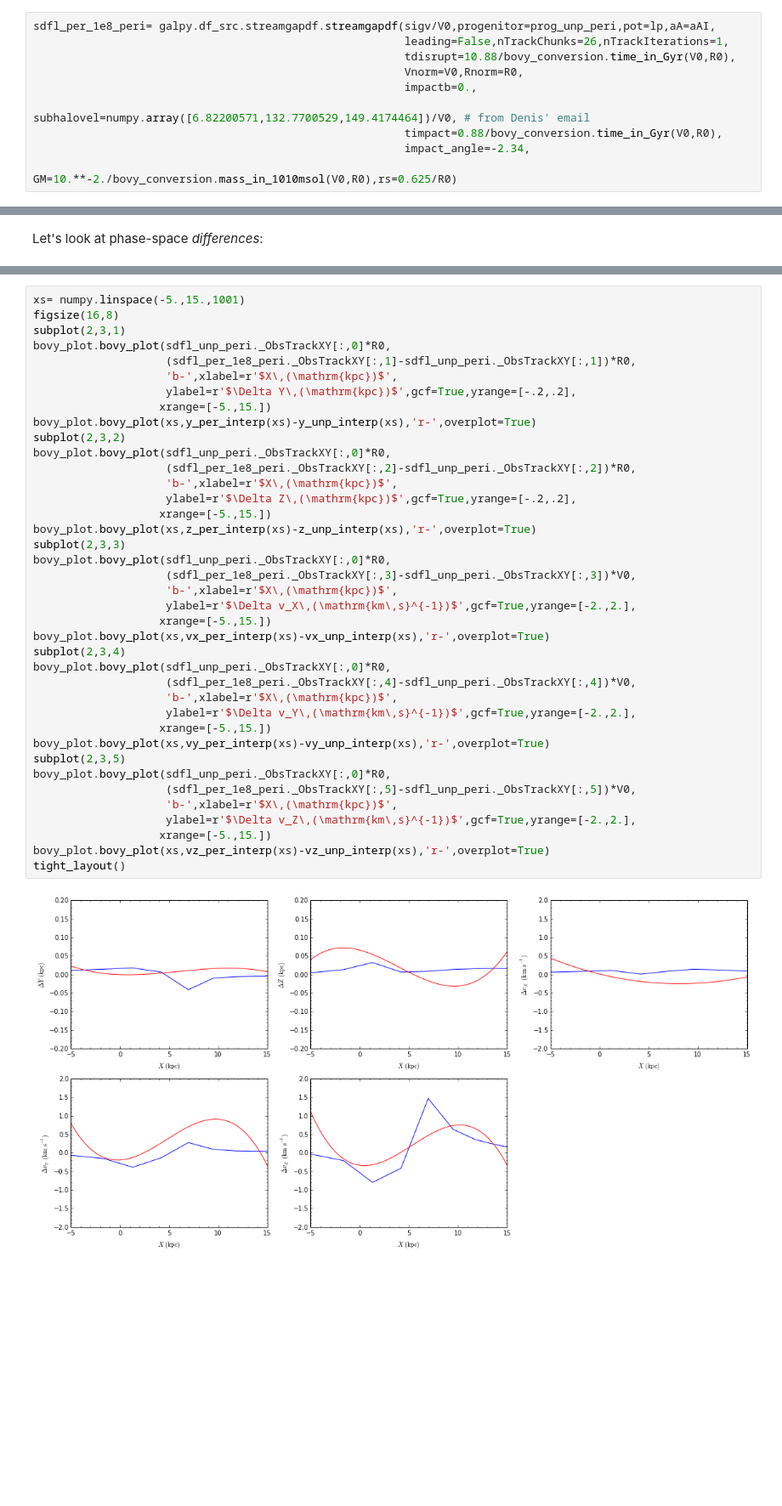
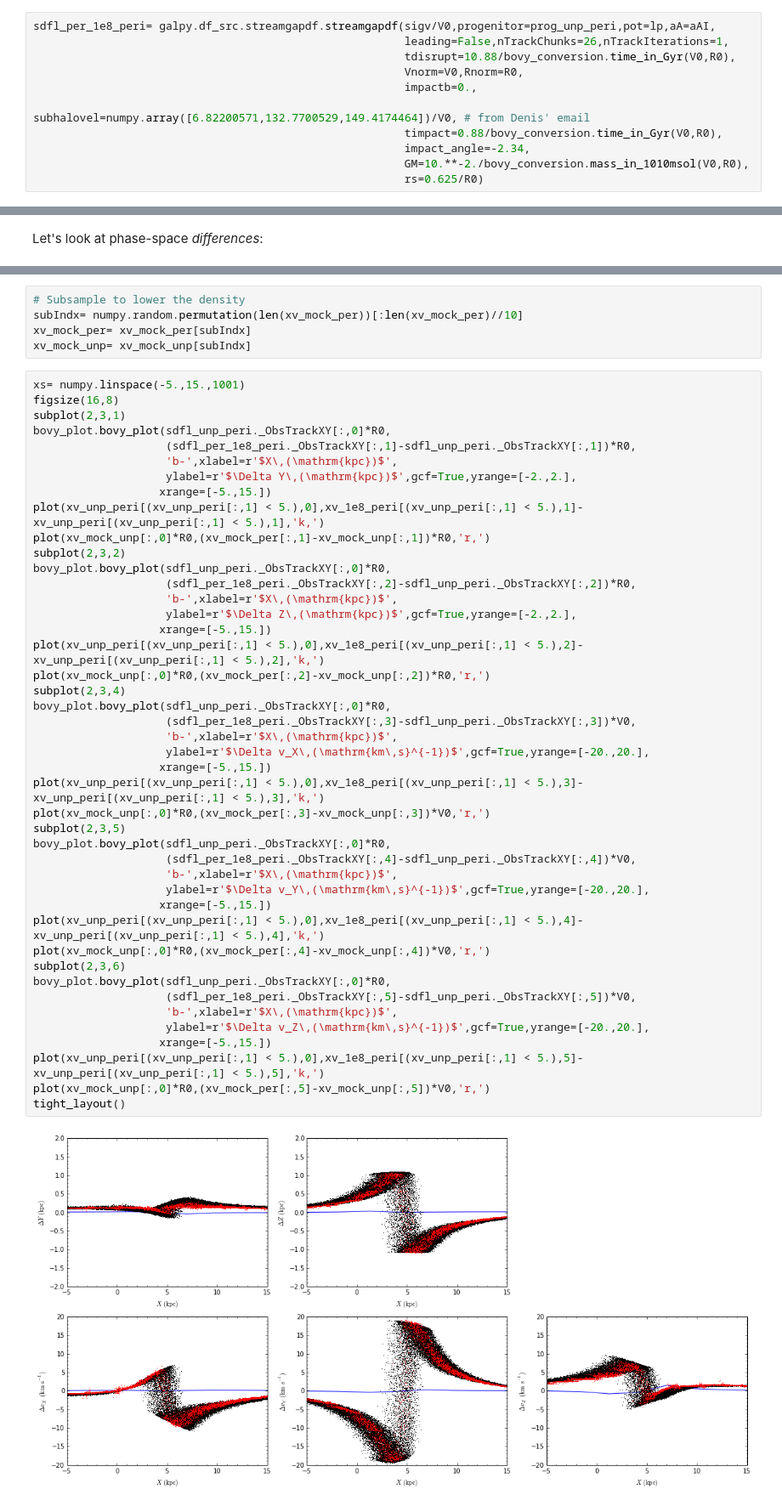
Before and after one commit to jobovy/streamgap-aa, a Jupyter notebook: py/galpyModelnonzeroJz.ipynb, the cells around one changed output, grey strips where cells are left out. Shown at 85% size. Drawn from its saved outputs; the diff is of its cells as text; blank space fills up the shorter version.

Commit message:
update notebook with mock perturbed vs. unperturbed streams

```diff
--- a/py/galpyModelnonzeroJz.ipynb
+++ b/py/galpyModelnonzeroJz.ipynb
@@ -262,4 +262,5 @@ sdfl_per_1e8_peri= galpy.df_src.streamgapdf.streamgapdf(sigv/V0,progenitor=prog_
                                                         subhalovel=numpy.array([6.82200571,132.7700529,149.4174464])/V0, # from Denis' email
                                                         timpact=0.88/bovy_conversion.time_in_Gyr(V0,R0),
                                                         impact_angle=-2.34,
-                                                        GM=10.**-2./bovy_conversion.mass_in_1010msol(V0,R0),rs=0.625/R0)
+                                                        GM=10.**-2./bovy_conversion.mass_in_1010msol(V0,R0),
+                                                        rs=0.625/R0)
@@ -644,41 +582,51 @@ vz_per_interp= interpolate.UnivariateSpline(xv_1e8_peri_neargap[:,0],xv_1e8_peri
+# %%
+# Subsample to lower the density
+subIndx= numpy.random.permutation(len(xv_mock_per))[:len(xv_mock_per)//10]
+xv_mock_per= xv_mock_per[subIndx]
+xv_mock_unp= xv_mock_unp[subIndx]
 # %%
 xs= numpy.linspace(-5.,15.,1001)
 figsize(16,8)
 subplot(2,3,1)
 bovy_plot.bovy_plot(sdfl_unp_peri._ObsTrackXY[:,0]*R0,
                     (sdfl_per_1e8_peri._ObsTrackXY[:,1]-sdfl_unp_peri._ObsTrackXY[:,1])*R0,
                     'b-',xlabel=r'$X\,(\mathrm{kpc})$',
-                    ylabel=r'$\Delta Y\,(\mathrm{kpc})$',gcf=True,yrange=[-.2,.2],
+                    ylabel=r'$\Delta Y\,(\mathrm{kpc})$',gcf=True,yrange=[-2.,2.],
                    xrange=[-5.,15.])
-bovy_plot.bovy_plot(xs,y_per_interp(xs)-y_unp_interp(xs),'r-',overplot=True)
+plot(xv_unp_peri[(xv_unp_peri[:,1] < 5.),0],xv_1e8_peri[(xv_unp_peri[:,1] < 5.),1]-xv_unp_peri[(xv_unp_peri[:,1] < 5.),1],'k,')
+plot(xv_mock_unp[:,0]*R0,(xv_mock_per[:,1]-xv_mock_unp[:,1])*R0,'r,')
 subplot(2,3,2)
 bovy_plot.bovy_plot(sdfl_unp_peri._ObsTrackXY[:,0]*R0,
                     (sdfl_per_1e8_peri._ObsTrackXY[:,2]-sdfl_unp_peri._ObsTrackXY[:,2])*R0,
                     'b-',xlabel=r'$X\,(\mathrm{kpc})$',
-                    ylabel=r'$\Delta Z\,(\mathrm{kpc})$',gcf=True,yrange=[-.2,.2],
+                    ylabel=r'$\Delta Z\,(\mathrm{kpc})$',gcf=True,yrange=[-2.,2.],
                    xrange=[-5.,15.])
-bovy_plot.bovy_plot(xs,z_per_interp(xs)-z_unp_interp(xs),'r-',overplot=True)
-subplot(2,3,3)
+plot(xv_unp_peri[(xv_unp_peri[:,1] < 5.),0],xv_1e8_peri[(xv_unp_peri[:,1] < 5.),2]-xv_unp_peri[(xv_unp_peri[:,1] < 5.),2],'k,')
+plot(xv_mock_unp[:,0]*R0,(xv_mock_per[:,2]-xv_mock_unp[:,2])*R0,'r,')
+subplot(2,3,4)
 bovy_plot.bovy_plot(sdfl_unp_peri._ObsTrackXY[:,0]*R0,
                     (sdfl_per_1e8_peri._ObsTrackXY[:,3]-sdfl_unp_peri._ObsTrackXY[:,3])*V0,
                     'b-',xlabel=r'$X\,(\mathrm{kpc})$',
-                    ylabel=r'$\Delta v_X\,(\mathrm{km\,s}^{-1})$',gcf=True,yrange=[-2.,2.],
+                    ylabel=r'$\Delta v_X\,(\mathrm{km\,s}^{-1})$',gcf=True,yrange=[-20.,20.],
                    xrange=[-5.,15.])
-bovy_plot.bovy_plot(xs,vx_per_interp(xs)-vx_unp_interp(xs),'r-',overplot=True)
-subplot(2,3,4)
+plot(xv_unp_peri[(xv_unp_peri[:,1] < 5.),0],xv_1e8_peri[(xv_unp_peri[:,1] < 5.),3]-xv_unp_peri[(xv_unp_peri[:,1] < 5.),3],'k,')
+plot(xv_mock_unp[:,0]*R0,(xv_mock_per[:,3]-xv_mock_unp[:,3])*V0,'r,')
+subplot(2,3,5)
 bovy_plot.bovy_plot(sdfl_unp_peri._ObsTrackXY[:,0]*R0,
                     (sdfl_per_1e8_peri._ObsTrackXY[:,4]-sdfl_unp_peri._ObsTrackXY[:,4])*V0,
                     'b-',xlabel=r'$X\,(\mathrm{kpc})$',
-                    ylabel=r'$\Delta v_Y\,(\mathrm{km\,s}^{-1})$',gcf=True,yrange=[-2.,2.],
+                    ylabel=r'$\Delta v_Y\,(\mathrm{km\,s}^{-1})$',gcf=True,yrange=[-20.,20.],
                    xrange=[-5.,15.])
-bovy_plot.bovy_plot(xs,vy_per_interp(xs)-vy_unp_interp(xs),'r-',overplot=True)
-subplot(2,3,5)
+plot(xv_unp_peri[(xv_unp_peri[:,1] < 5.),0],xv_1e8_peri[(xv_unp_peri[:,1] < 5.),4]-xv_unp_peri[(xv_unp_peri[:,1] < 5.),4],'k,')
+plot(xv_mock_unp[:,0]*R0,(xv_mock_per[:,4]-xv_mock_unp[:,4])*V0,'r,')
+subplot(2,3,6)
 bovy_plot.bovy_plot(sdfl_unp_peri._ObsTrackXY[:,0]*R0,
                     (sdfl_per_1e8_peri._ObsTrackXY[:,5]-sdfl_unp_peri._ObsTrackXY[:,5])*V0,
                     'b-',xlabel=r'$X\,(\mathrm{kpc})$',
-                    ylabel=r'$\Delta v_Z\,(\mathrm{km\,s}^{-1})$',gcf=True,yrange=[-2.,2.],
+                    ylabel=r'$\Delta v_Z\,(\mathrm{km\,s}^{-1})$',gcf=True,yrange=[-20.,20.],
                    xrange=[-5.,15.])
-bovy_plot.bovy_plot(xs,vz_per_interp(xs)-vz_unp_interp(xs),'r-',overplot=True)
+plot(xv_unp_peri[(xv_unp_peri[:,1] < 5.),0],xv_1e8_peri[(xv_unp_peri[:,1] < 5.),5]-xv_unp_peri[(xv_unp_peri[:,1] < 5.),5],'k,')
+plot(xv_mock_unp[:,0]*R0,(xv_mock_per[:,5]-xv_mock_unp[:,5])*V0,'r,')
 tight_layout()
 # %% [output]
-[figure, old version]
+[figure, new version]
```
Also changed, not shown: parts of 11 cells of this notebook.
